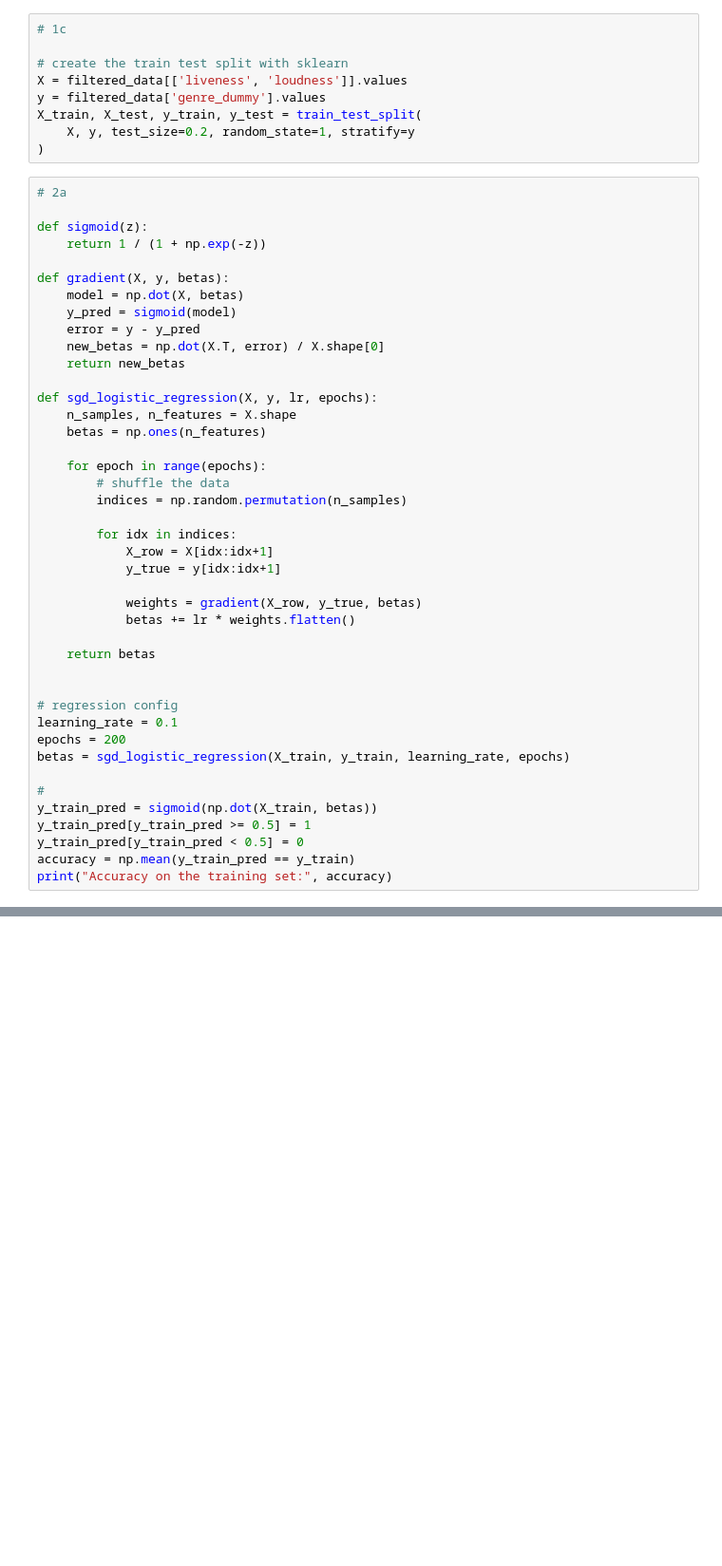
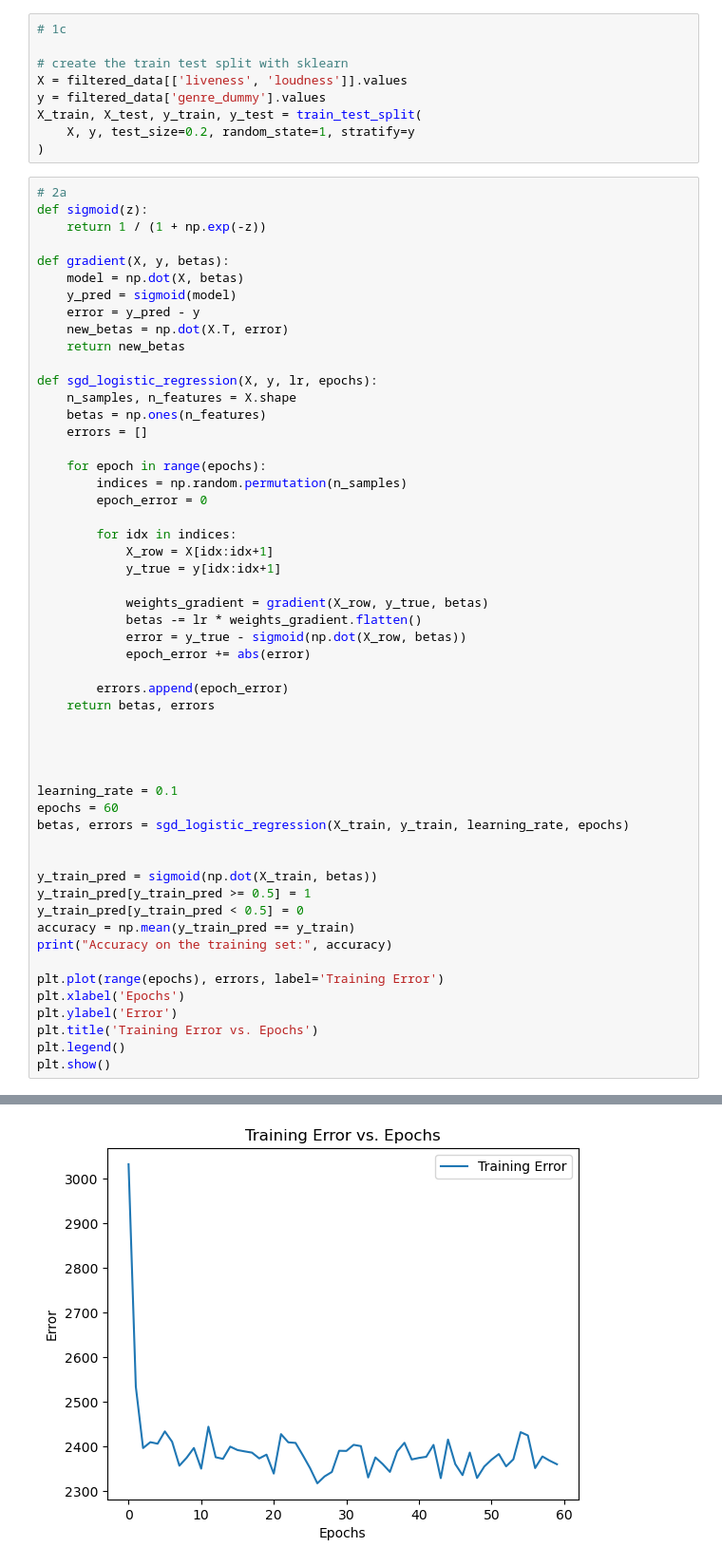
Before and after one commit to Codekob/MachineLearningAtUiT, a Jupyter notebook: Assignment1/Assignement1.ipynb, the cells around one changed output, grey strips where cells are left out. Shown at 95% size. Drawn from its saved outputs; the diff is of its cells as text; blank space fills up the shorter version.

```diff
--- a/Assignment1/Assignement1.ipynb
+++ b/Assignment1/Assignement1.ipynb
@@ -53,44 +55,55 @@ X_train, X_test, y_train, y_test = train_test_split(
 )
 # %%
 # 2a
-
 def sigmoid(z):
     return 1 / (1 + np.exp(-z))
 
 def gradient(X, y, betas):
     model = np.dot(X, betas)
     y_pred = sigmoid(model)
-    error = y - y_pred
-    new_betas = np.dot(X.T, error) / X.shape[0]
+    error = y_pred - y
+    new_betas = np.dot(X.T, error)
     return new_betas
 
 def sgd_logistic_regression(X, y, lr, epochs):
     n_samples, n_features = X.shape
     betas = np.ones(n_features)
+    errors = []
 
     for epoch in range(epochs):
-        # shuffle the data
         indices = np.random.permutation(n_samples)
+        epoch_error = 0
 
         for idx in indices:
             X_row = X[idx:idx+1]
             y_true = y[idx:idx+1]
 
-            weights = gradient(X_row, y_true, betas)
-            betas += lr * weights.flatten()
+            weights_gradient = gradient(X_row, y_true, betas)
+            betas -= lr * weights_gradient.flatten()
+            error = y_true - sigmoid(np.dot(X_row, betas))
+            epoch_error += abs(error)
 
-    return betas
+        errors.append(epoch_error)
+    return betas, errors
 
 
-# regression config
+
+
 learning_rate = 0.1
-epochs = 200
-betas = sgd_logistic_regression(X_train, y_train, learning_rate, epochs)
+epochs = 60
+betas, errors = sgd_logistic_regression(X_train, y_train, learning_rate, epochs)
 
-#
+
 y_train_pred = sigmoid(np.dot(X_train, betas))
 y_train_pred[y_train_pred >= 0.5] = 1
 y_train_pred[y_train_pred < 0.5] = 0
 accuracy = np.mean(y_train_pred == y_train)
 print("Accuracy on the training set:", accuracy)
+
+plt.plot(range(epochs), errors, label='Training Error')
+plt.xlabel('Epochs')
+plt.ylabel('Error')
+plt.title('Training Error vs. Epochs')
+plt.legend()
+plt.show()
 # %% [output]
@@ -98,2 +111,3 @@ Accuracy on the training set: 0.766713605579025
+[figure, added]
 # %%
 # 2b
```
Also changed, not shown: parts of 5 cells of this notebook, 1 other file.
